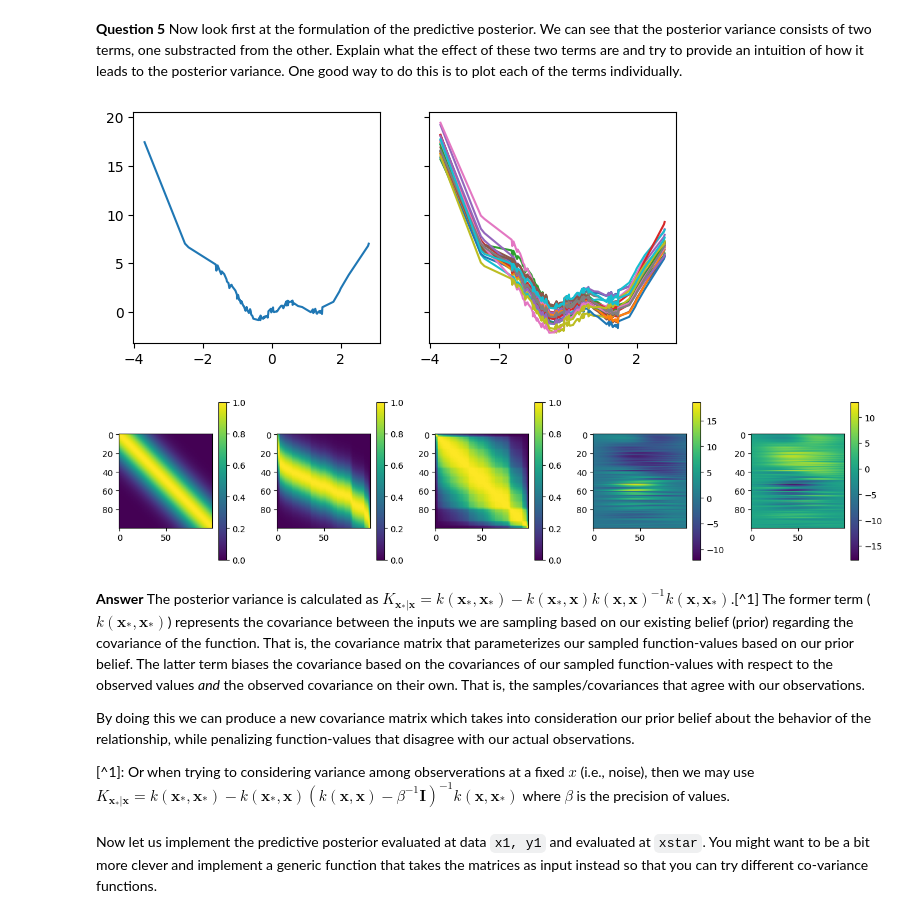
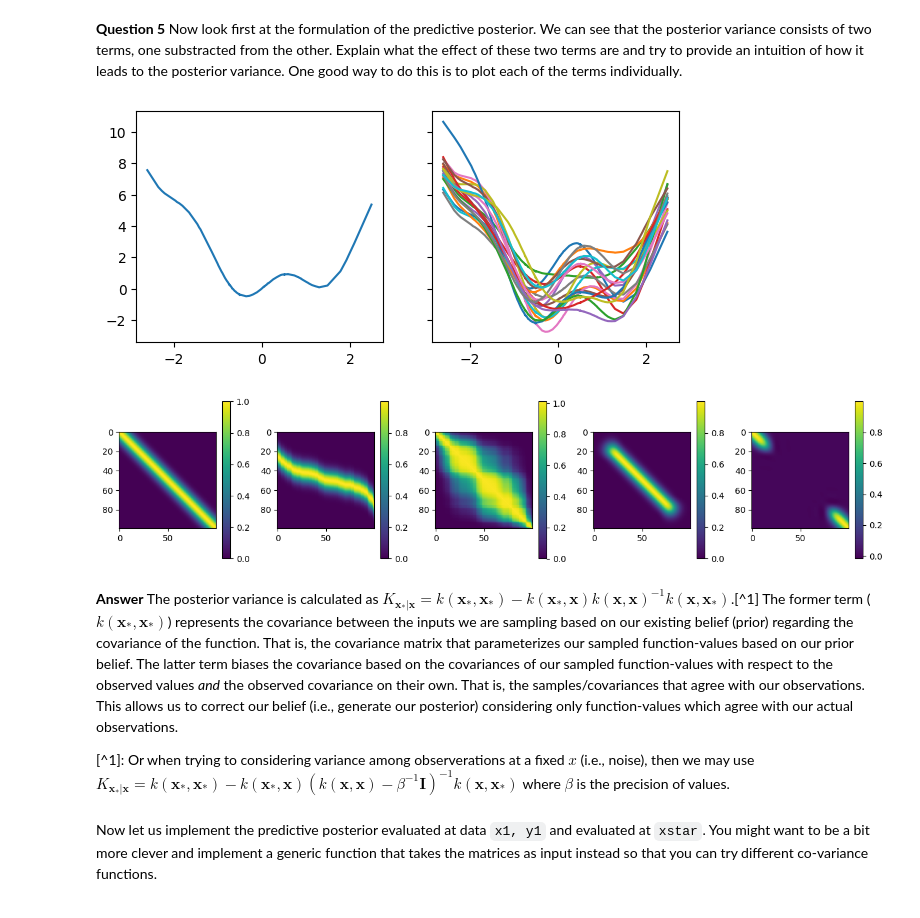
Before and after one commit to nyoma-diamond/L48_Assignments, a Jupyter notebook: gaussianprocess-notebook.ipynb, the cells around one changed output. Cells and saved outputs as stored; diff of their text form; code cells hidden in the pictures.

```diff
--- a/gaussianprocess-notebook.ipynb
+++ b/gaussianprocess-notebook.ipynb
@@ -484,12 +484,13 @@ To do this, we consider an additional set of generated input values ($\mathbf{x}
 # %% [markdown]
 **Question 5** Now look first at the formulation of the predictive posterior. We can see that the posterior variance consists of two terms, one substracted from the other. Explain what the effect of these two terms are and try to provide an intuition of how it leads to the posterior variance. One good way to do this is to plot each of the terms individually.
 # %%
-x1, y1 = data_1d(100, 0.2)
+noise = 0.01
+varSigma = 1
+lengthScale = 1
+
+x1, y1 = data_1d(100, noise)
 x1 = x1.reshape(-1,1)
-xstar = np.linspace(x1.min(), x1.max(), 100).reshape(-1, 1)
-
-varSigma = 1
-lengthScale = 3
+xstar = np.linspace(-5, 5, 100).reshape(-1, 1)
 
 _, axs = plt.subplots(1,2, sharey=True, figsize=(7,3))
 
@@ -499,45 +500,43 @@ K = rbf_kernel(x1,None,varSigma,lengthScale) # k_xx
 f = np.random.multivariate_normal(y1.flatten(), K, 20)
 axs[1].plot(x1, f.T)
 
 plt.show()
 
 k_starX = rbf_kernel(xstar,x1,varSigma,lengthScale)
-k_xx = rbf_kernel(x1,None,varSigma,lengthScale)
+k_xx = rbf_kernel(x1,None,varSigma,lengthScale) + noise * np.eye(x1.shape[0])
 
 k_starstar = rbf_kernel(xstar,None,varSigma,lengthScale)
 
 t2 = (k_starX).dot(np.linalg.inv(k_xx)).dot(k_starX.T)
 
 var = k_starstar - t2
 
 fig, axs = plt.subplots(1,5, figsize=(13,3))
 
-pos = axs[0].imshow(k_starstar, vmin=0, vmax=1)
+pos = axs[0].imshow(k_starstar)
 fig.colorbar(pos, ax=axs[0])
 
-pos = axs[1].imshow(k_starX, vmin=0, vmax=1)
+pos = axs[1].imshow(k_starX)
 fig.colorbar(pos, ax=axs[1])
 
-pos = axs[2].imshow(k_xx, vmin=0, vmax=1)
+pos = axs[2].imshow(k_xx)
 fig.colorbar(pos, ax=axs[2])
 
 pos = axs[3].imshow(t2)
 fig.colorbar(pos, ax=axs[3])
 
 pos = axs[4].imshow(var)
 fig.colorbar(pos, ax=axs[4])
 
 plt.tight_layout()
 plt.show()
 # %% [output]
-[figure, old version]
+[figure, new version]
-[figure, old version]
+[figure, new version]
 # %% [markdown]
 
 **Answer**
-The posterior variance is calculated as $K_{\mathbf{x}_*|\mathbf{x}} = k(\mathbf{x}_*,\mathbf{x}_*) - k(\mathbf{x}_*,\mathbf{x})k(\mathbf{x},\mathbf{x})^{-1}k(\mathbf{x},\mathbf{x}_*)$.[^1] The former term ($k(\mathbf{x}_*,\mathbf{x}_*)$) represents the covariance between the inputs we are sampling based on our existing belief (prior) regarding the covariance of the function. That is, the covariance matrix that parameterizes our sampled function-values based on our prior belief. The latter term biases the covariance based on the covariances of our sampled function-values with respect to the observed values *and* the observed covariance on their own. That is, the samples/covariances that agree with our observations.
-
-By doing this we can produce a new covariance matrix which takes into consideration our prior belief about the behavior of the relationship, while penalizing function-values that disagree with our actual observations.
+The posterior variance is calculated as $K_{\mathbf{x}_*|\mathbf{x}} = k(\mathbf{x}_*,\mathbf{x}_*) - k(\mathbf{x}_*,\mathbf{x})k(\mathbf{x},\mathbf{x})^{-1}k(\mathbf{x},\mathbf{x}_*)$.[^1] The former term ($k(\mathbf{x}_*,\mathbf{x}_*)$) represents the covariance between the inputs we are sampling based on our existing belief (prior) regarding the covariance of the function. That is, the covariance matrix that parameterizes our sampled function-values based on our prior belief. The latter term biases the covariance based on the covariances of our sampled function-values with respect to the observed values *and* the observed covariance on their own. That is, the samples/covariances that agree with our observations. This allows us to correct our belief (i.e., generate our posterior) considering only function-values which agree with our actual observations.
 
 [^1]: Or when trying to considering variance among observerations at a fixed $x$ (i.e., noise), then we may use $K_{\mathbf{x}_*|\mathbf{x}} = k(\mathbf{x}_*,\mathbf{x}_*) - k(\mathbf{x}_*,\mathbf{x})(k(\mathbf{x},\mathbf{x})-\beta^{-1}\mathbf{I})^{-1}k(\mathbf{x},\mathbf{x}_*)$ where $\beta$ is the precision of values.
 # %% [markdown]
```
Also changed, not shown: parts of 11 cells of this notebook.
